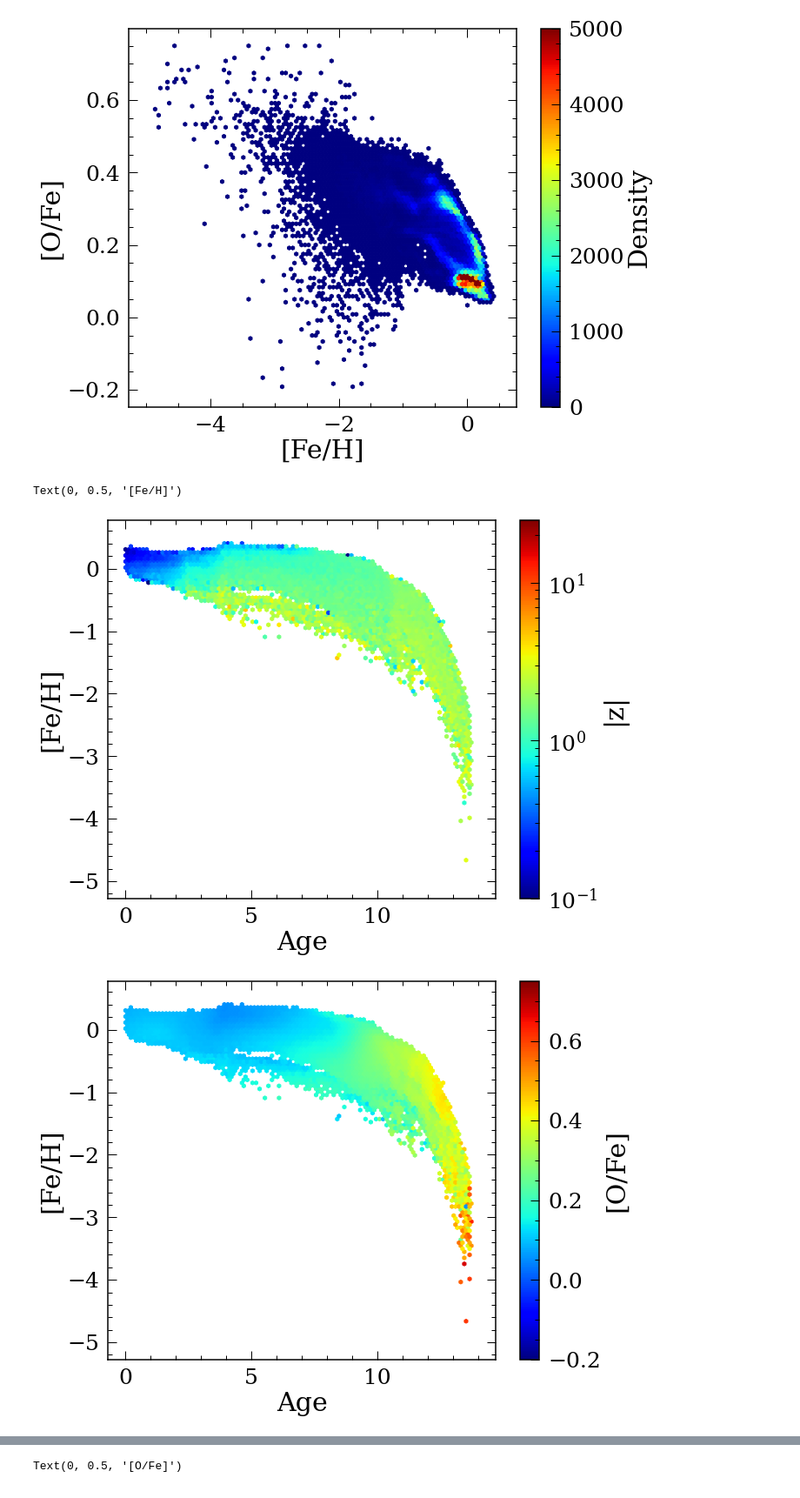
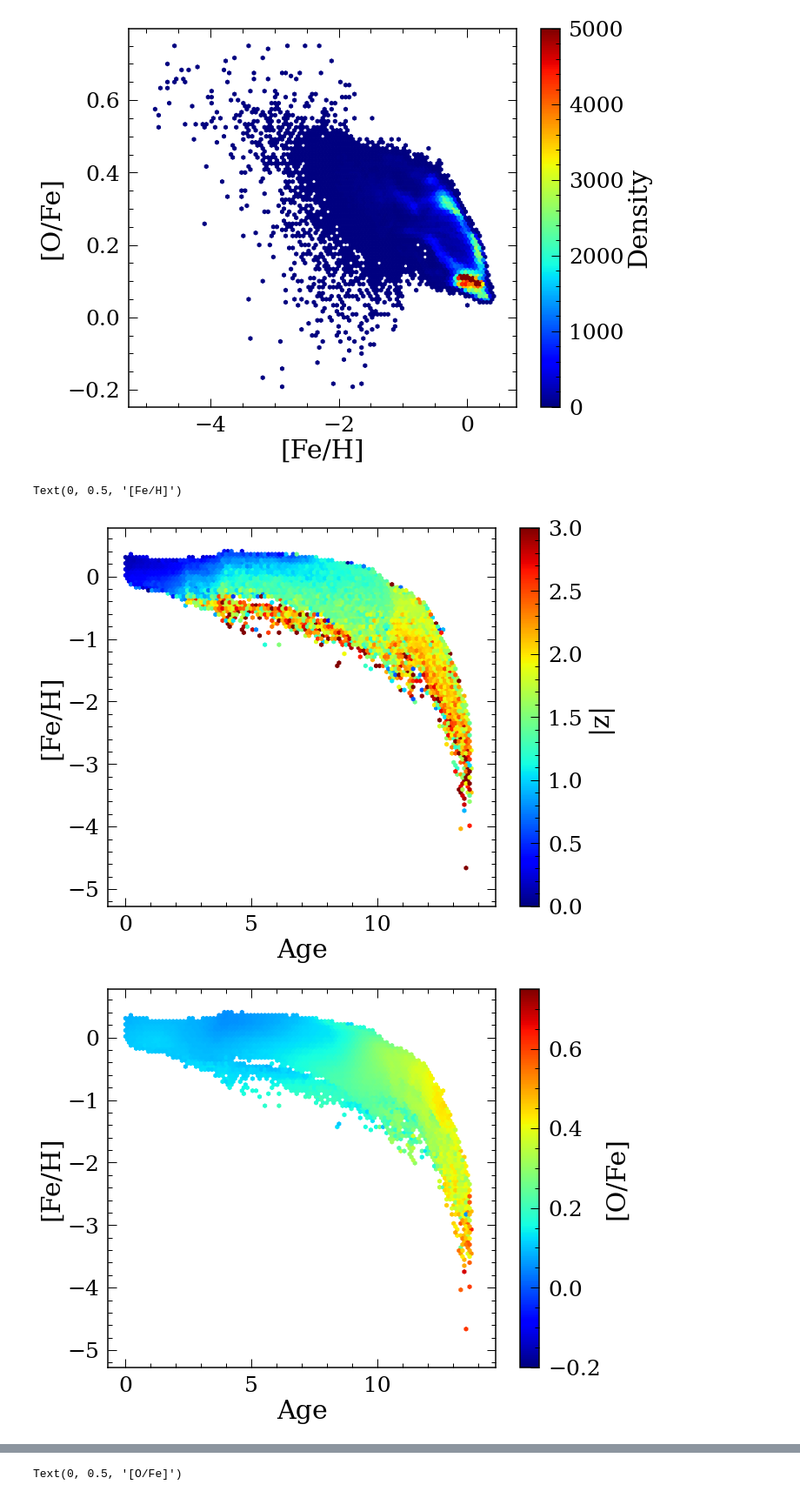
Before and after one commit to lyx12311/RbirThesisNIHAO, a Jupyter notebook: GroupsStars.ipynb, the cells around one changed output, grey strips where cells are left out. Shown at 87% size. Cells and saved outputs as stored; diff of their text form; code cells hidden in the pictures.

```diff
--- a/GroupsStars.ipynb
+++ b/GroupsStars.ipynb
@@ -60,34 +60,34 @@ Text(0, 0.5, '[O/Fe]')
 # %%
 
 plt.figure(figsize=(10,8))
 plt.hexbin(df['age'], df['feh'], C=abs(df['z']),extent=(0,14,-5,0.5),
-           gridsize=100, mincnt=1,cmap='jet',vmin=0.1,vmax=25,bins='log')
+           gridsize=100, mincnt=1,cmap='jet',vmin=0,vmax=3)
 cb = plt.colorbar()
 cb.set_label('|z|')
 plt.xlabel('Age')
 plt.ylabel('[Fe/H]')
 
 
 
 plt.figure(figsize=(10,8))
 plt.hexbin(df['age'], df['feh'], C=(df['ofe']),extent=(0,14,-5,0.5),
            gridsize=100, mincnt=1,cmap='jet',vmin=-0.2,vmax=0.75)
 cb = plt.colorbar()
 cb.set_label('[O/Fe]')
 plt.xlabel('Age')
 plt.ylabel('[Fe/H]')
 
 
 
 
 plt.figure(figsize=(10,8))
-plt.hexbin(df['age'], df['feh'], C=(df['Jz']),extent=(0,14,-5,0.5),
-           gridsize=100, mincnt=1,cmap='jet',vmin=10,vmax=5000,bins='log')
+plt.hexbin(df['age'], df['feh'], C=abs(df['Jz']),extent=(0,14,-5,0.5),
+           gridsize=100, mincnt=1,cmap='jet',vmin=10,vmax=5000)
 cb = plt.colorbar()
 cb.set_label('Jϕ')
 plt.xlabel('Age')
 plt.ylabel('[Fe/H]')
 # %% [output]
 Text(0, 0.5, '[Fe/H]')
-[figure, old version]
+[figure, new version]
 [figure]
```
Also changed, not shown: parts of 14 cells of this notebook.
